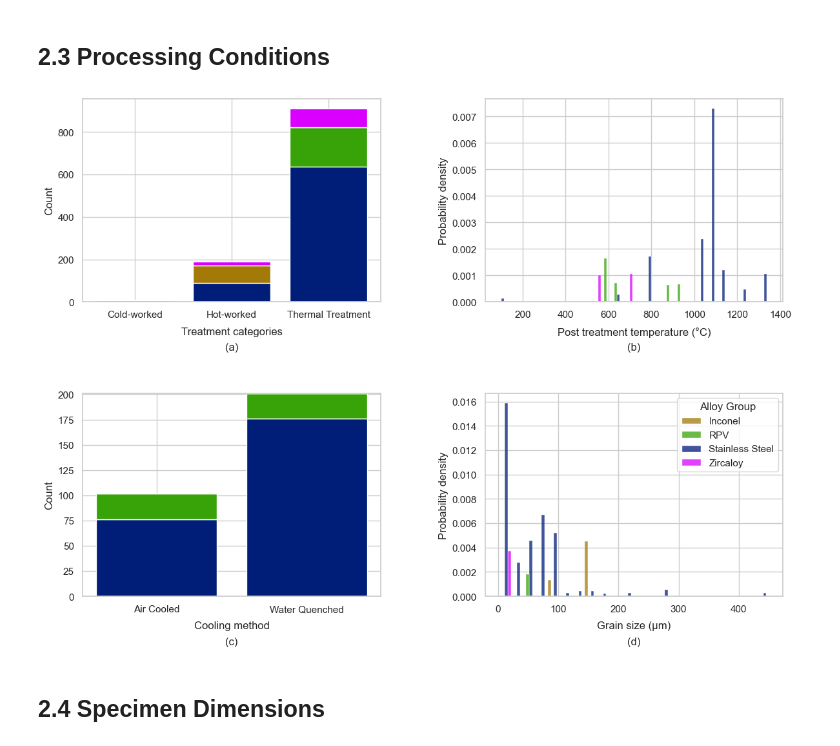
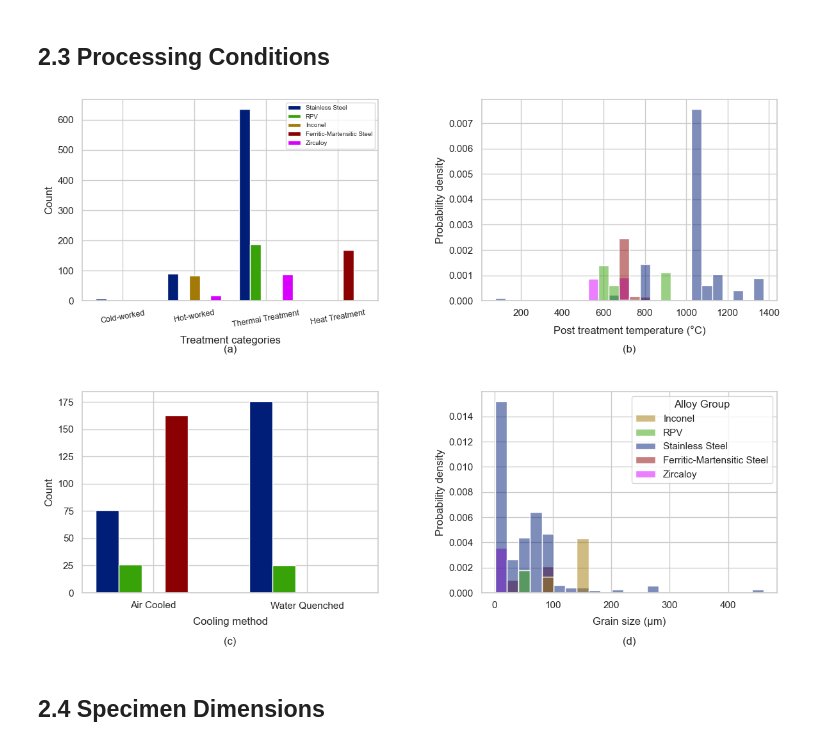
Before and after one commit to avakanski/Dataset-of-Creep-Properties-for-Nuclear-Structural-Materials, a Jupyter notebook: Sample_Code.ipynb, the cells around one changed output. Cells and saved outputs as stored; diff of their text form; code cells hidden in the pictures.

```diff
--- a/Sample_Code.ipynb
+++ b/Sample_Code.ipynb
@@ -212,87 +253,92 @@ fig4.show()
 # %%
 # Processing conditions summary (Figure 5)
 group_colors = {
-    'Stainless Steel': '#001D78',
-    'RPV':             '#37A308',
-    'Inconel':         '#A37908',
-    'Zircaloy':        '#D900FF',
+    'Stainless Steel':            '#001D78',
+    'RPV':                        '#37A308',
+    'Inconel':                    '#A37908',
+    'Ferritic-Martensitic Steel': '#8B0000',
+    'Zircaloy':                   '#D900FF',
 }
-alloy_groups = ['Stainless Steel', 'RPV', 'Inconel', 'Zircaloy']
-hue_order    = ['Inconel', 'RPV', 'Stainless Steel', 'Zircaloy']
+alloy_groups = ['Stainless Steel', 'RPV', 'Inconel', 'Ferritic-Martensitic Steel', 'Zircaloy']
+hue_order    = ['Inconel', 'RPV', 'Stainless Steel', 'Ferritic-Martensitic Steel', 'Zircaloy']
 grain_col    = [c for c in df.columns if 'Grain size' in c][0]
+
+# Normalize cooling column
+df['Cooling'] = df['Cooling'].str.strip().replace({'Air Cooling': 'Air Cooled', 'Air': 'Air Cooled'})
 
 sns.set_theme(style='whitegrid')
 
 fig5, axes5 = plt.subplots(2, 2, figsize=(14, 10))
 fig5.subplots_adjust(hspace=0.45, wspace=0.35)
 
-# (a) Stacked bar: treatment categories
+n = len(alloy_groups)
+width = 0.75 / n
+
+# (a) Grouped bar: treatment categories
 ax = axes5[0, 0]
-treat_order = ['Cold-worked', 'Hot-worked', 'Thermal Treatment']
+treat_order = ['Cold-worked', 'Hot-worked', 'Thermal Treatment', 'Heat Treatment']
 treat_data = (df.groupby(['Treatment categories', 'Alloy Group'])
                 .size().unstack(fill_value=0)
                 .reindex(treat_order)
                 .reindex(columns=alloy_groups, fill_value=0))
 x = np.arange(len(treat_order))
-bottoms = np.zeros(len(treat_order))
-for group in alloy_groups:
-    ax.bar(x, treat_data[group].values, bottom=bottoms,
-           label=group, color=group_colors[group])
-    bottoms += treat_data[group].values
+for i, group in enumerate(alloy_groups):
+    offset = (i - n/2 + 0.5) * width
+    ax.bar(x + offset, treat_data[group].values, width=width, label=group, color=group_colors[group])
 ax.set_xticks(x)
-ax.set_xticklabels(treat_order, fontsize=11)
+ax.set_xticklabels(treat_order, fontsize=9, rotation=10)
 ax.set_xlabel('Treatment categories', fontsize=12, labelpad=8)
 ax.set_ylabel('Count', fontsize=12)
-ax.text(0.5, -0.20, '(a)', transform=ax.transAxes, ha='center', va='top', fontsize=12)
+ax.legend(loc='upper right', fontsize=7)
+ax.text(0.5, -0.22, '(a)', transform=ax.transAxes, ha='center', va='top', fontsize=12)
 
-# (b) Probability density of post-treatment temperature
+# (b) Probability density of post-treatment temperature — overlapping, FM included
 ax = axes5[0, 1]
 df_temp = df[['Alloy Group', 'Post treatment temperature, C']].dropna(
     subset=['Post treatment temperature, C'])
 sns.histplot(data=df_temp, x='Post treatment temperature, C', hue='Alloy Group',
              hue_order=hue_order, palette=group_colors,
-             stat='density', multiple='dodge', binwidth=50,
+             stat='density', multiple='layer', binwidth=50,
              ax=ax, legend=False)
 ax.set_xlabel('Post treatment temperature (°C)', fontsize=12, labelpad=8)
 ax.set_ylabel('Probability density', fontsize=12)
-ax.text(0.5, -0.20, '(b)', transform=ax.transAxes, ha='center', va='top', fontsize=12)
+ax.text(0.5, -0.22, '(b)', transform=ax.transAxes, ha='center', va='top', fontsize=12)
 
-# (c) Stacked bar: cooling method
+# (c) Grouped bar: cooling method
 ax = axes5[1, 0]
 cooling_order = ['Air Cooled', 'Water Quenched']
 cooling_data = (df.groupby(['Cooling', 'Alloy Group'])
                   .size().unstack(fill_value=0)
                   .reindex(cooling_order)
                   .reindex(columns=alloy_groups, fill_value=0))
 xc = np.arange(len(cooling_order))
-bottoms = np.zeros(len(cooling_order))
-for group in alloy_groups:
-    ax.bar(xc, cooling_data[group].values, bottom=bottoms,
-           label=group, color=group_colors[group])
-    bottoms += cooling_data[group].values
+for i, group in enumerate(alloy_groups):
+    offset = (i - n/2 + 0.5) * width
+    ax.bar(xc + offset, cooling_data[group].values, width=width, label=group, color=group_colors[group])
 ax.set_xticks(xc)
 ax.set_xticklabels(cooling_order, fontsize=11)
 ax.set_xlabel('Cooling method', fontsize=12, labelpad=8)
 ax.set_ylabel('Count', fontsize=12)
-ax.text(0.5, -0.20, '(c)', transform=ax.transAxes, ha='center', va='top', fontsize=12)
+ax.text(0.5, -0.22, '(c)', transform=ax.transAxes, ha='center', va='top', fontsize=12)
 
-# (d) Probability density of grain size — legend here only
+# (d) Probability density of grain size — overlapping, FM included, legend here
 ax = axes5[1, 1]
 df_grain = df[['Alloy Group', grain_col]].dropna(subset=[grain_col]).copy()
+df_grain = df_grain[df_grain[grain_col] > 0]
 df_grain = df_grain.rename(columns={grain_col: 'Grain size (μm)'})
 sns.histplot(data=df_grain, x='Grain size (μm)', hue='Alloy Group',
              hue_order=hue_order, palette=group_colors,
-             stat='density', multiple='dodge', binwidth=20,
+             stat='density', multiple='layer', binwidth=20,
              ax=ax, legend=True)
 ax.set_xlabel('Grain size (μm)', fontsize=12, labelpad=8)
 ax.set_ylabel('Probability density', fontsize=12)
 ax.get_legend().set_title('Alloy Group')
-ax.text(0.5, -0.20, '(d)', transform=ax.transAxes, ha='center', va='top', fontsize=12)
+ax.text(0.5, -0.22, '(d)', transform=ax.transAxes, ha='center', va='top', fontsize=12)
 
 plt.savefig('Figure_5_Processing_Conditions.png', dpi=300, bbox_inches='tight')
 plt.show()
 # %% [output]
-[figure, old version]
+[figure, new version]
 # %% [markdown]
 ## 2.4 Specimen Dimensions <a name='2.4-specimen-dimensions'></a>
 # %%
```
Also changed, not shown: parts of 7 cells of this notebook.
